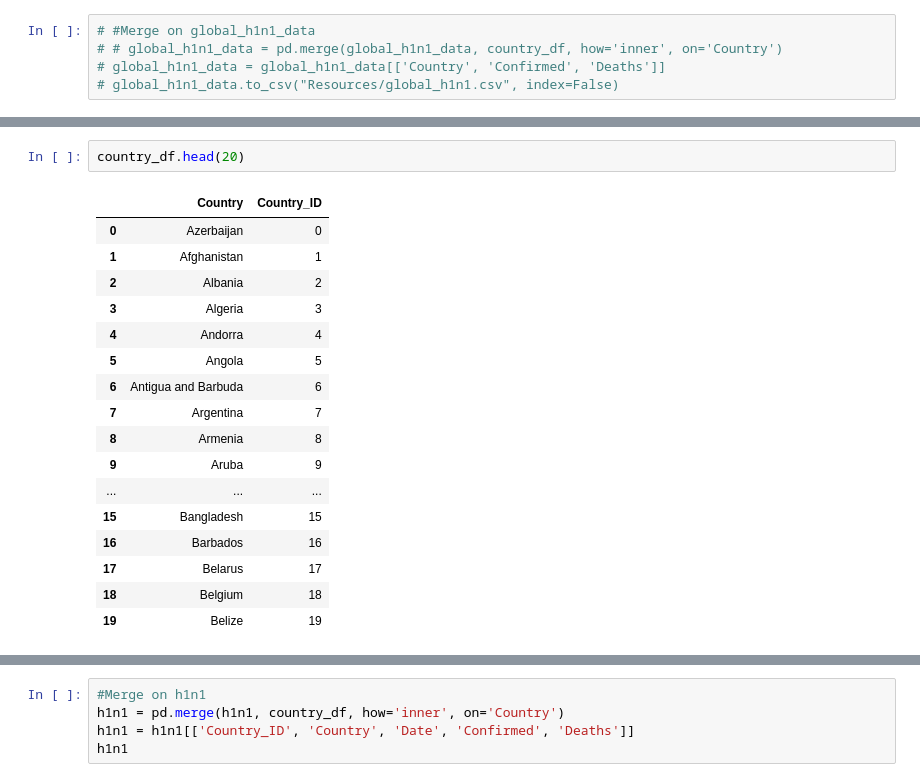
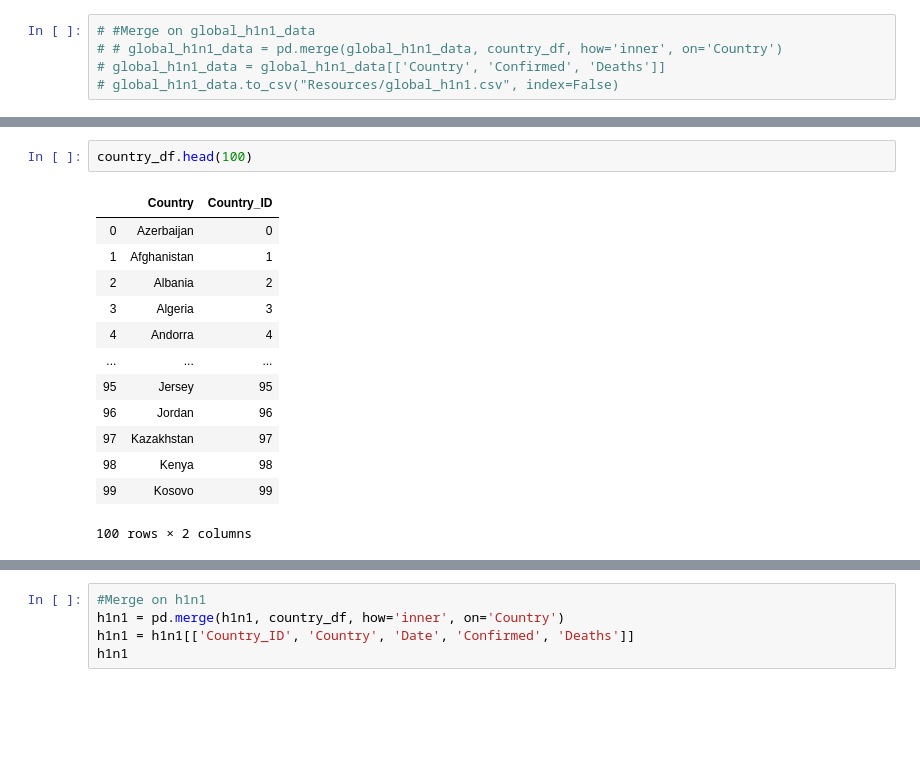
Before and after one commit to miladdavoodi9/Global_COVID-19_Analysis, a Jupyter notebook: ETL.ipynb, the cells around one changed output, grey strips where cells are left out. Cells and saved outputs as stored; diff of their text form; blank space fills up the shorter version.

```diff
--- a/ETL.ipynb
+++ b/ETL.ipynb
@@ -267,24 +268,20 @@ global_covid_data
 213 rows × 5 columns
 # %%
-country_df.head(20)
+country_df.head(100)
 # %% [output]
 |  | Country | Country_ID |
 | 0 | Azerbaijan | 0 |
 | 1 | Afghanistan | 1 |
 | 2 | Albania | 2 |
 | 3 | Algeria | 3 |
 | 4 | Andorra | 4 |
-| 5 | Angola | 5 |
-| 6 | Antigua and Barbuda | 6 |
-| 7 | Argentina | 7 |
-| 8 | Armenia | 8 |
-| 9 | Aruba | 9 |
 | ... | ... | ... |
-| 15 | Bangladesh | 15 |
-| 16 | Barbados | 16 |
-| 17 | Belarus | 17 |
-| 18 | Belgium | 18 |
-| 19 | Belize | 19 |
+| 95 | Jersey | 95 |
+| 96 | Jordan | 96 |
+| 97 | Kazakhstan | 97 |
+| 98 | Kenya | 98 |
+| 99 | Kosovo | 99 |
+100 rows × 2 columns
 # %%
 #Merge on covid
 covid = pd.merge(covid, country_df, how='inner', on='Country')
```
Also changed, not shown: parts of 12 cells of this notebook, 11 other files.
